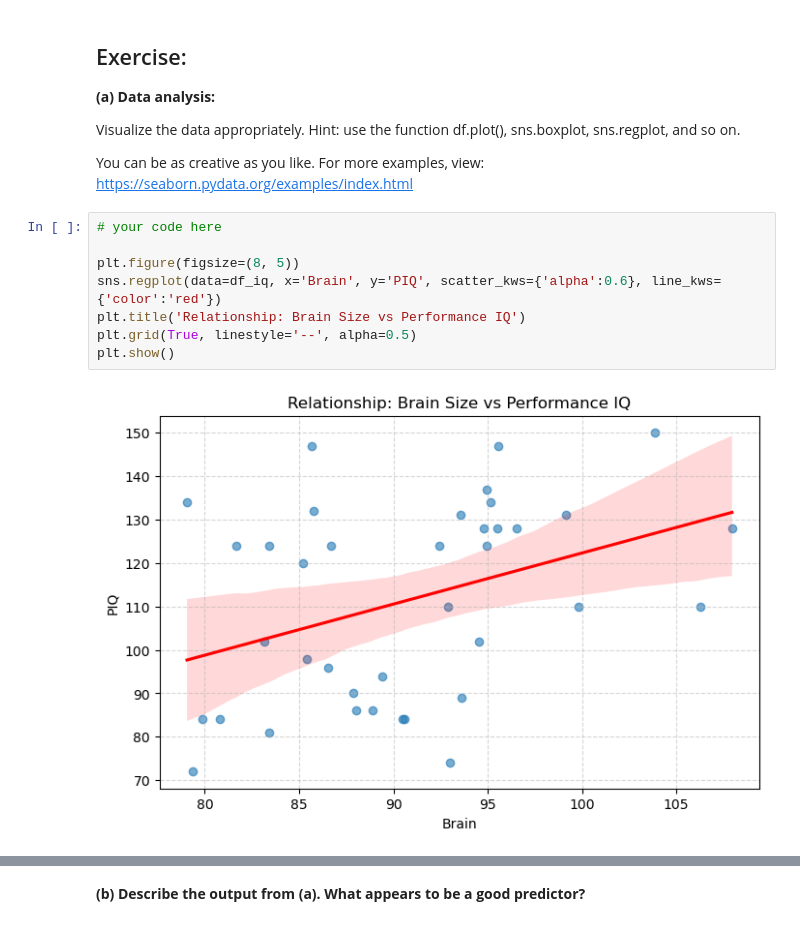
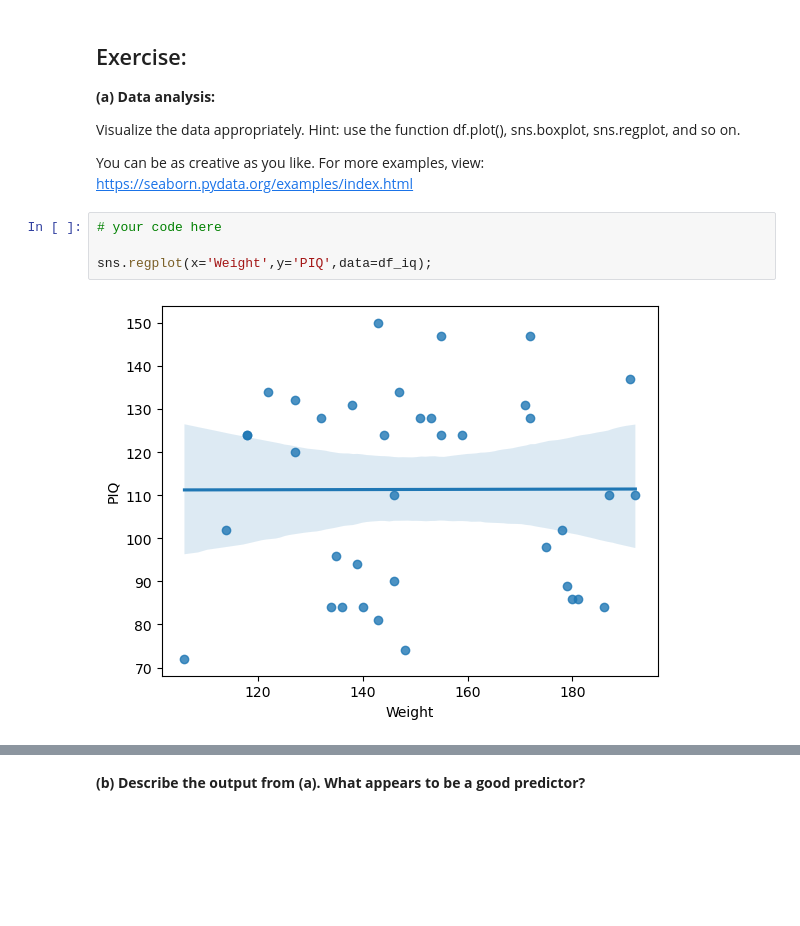
Before and after one commit to so-rn/test, a Jupyter notebook: 02_Statistics/day4/STI_EX1_Linear_Regression.ipynb, the cells around one changed output, grey strips where cells are left out. Cells and saved outputs as stored; diff of their text form; blank space fills up the shorter version.

Commit message:
visual day 1

```diff
--- a/02_Statistics/day4/STI_EX1_Linear_Regression.ipynb
+++ b/02_Statistics/day4/STI_EX1_Linear_Regression.ipynb
@@ -75,10 +75,6 @@ You can be as creative as you like. For more examples, view: https://seaborn.pyd
 # %%
 # your code here
 
-plt.figure(figsize=(8, 5))
-sns.regplot(data=df_iq, x='Brain', y='PIQ', scatter_kws={'alpha':0.6}, line_kws={'color':'red'})
-plt.title('Relationship: Brain Size vs Performance IQ')
-plt.grid(True, linestyle='--', alpha=0.5)
-plt.show()
+sns.regplot(x='Weight',y='PIQ',data=df_iq);
 # %% [output]
-[figure, old version]
+[figure, new version]
```
Also changed, not shown: parts of 6 cells of this notebook, 2 other files.
